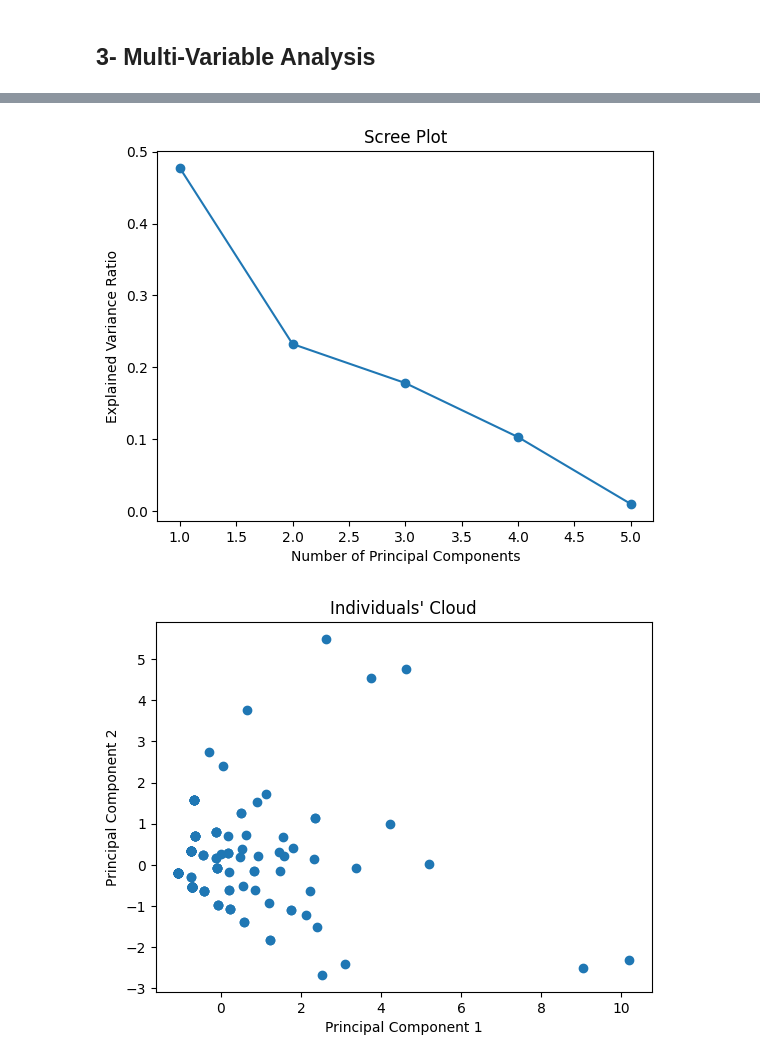
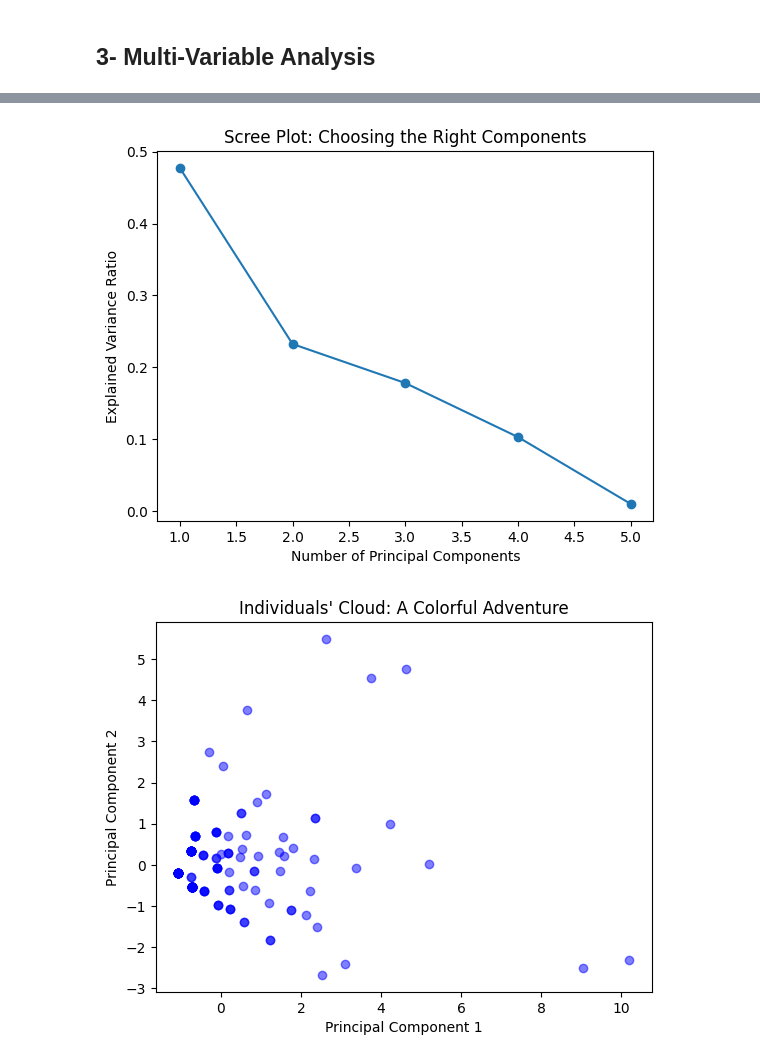
Before and after one commit to ispollin/Data-Analysis-for-the-UCL-Data, a Jupyter notebook: Project.ipynb, the cells around one changed output, grey strips where cells are left out. Drawn from its saved outputs; the diff is of its cells as text; code cells hidden in the pictures.

```diff
--- a/Project.ipynb
+++ b/Project.ipynb
@@ -5,11 +17,15 @@ import numpy as np
 import pandas as pd
 import matplotlib.pyplot as plt
 import seaborn as sns
+from sklearn.decomposition import PCA
+import scipy.stats as stats
 
+# Define the Kaggle dataset path
+kaggle_path = '/kaggle/input/ucl-202122-uefa-champions-league/'
 
-
-attacking = pd.read_csv('attacking.csv')
-attempts = pd.read_csv('attempts.csv')
-goals = pd.read_csv('goals.csv')
-key_stats = pd.read_csv('key_stats.csv')
+# Read CSV files using the full path
+attacking = pd.read_csv(kaggle_path + 'attacking.csv')
+attempts = pd.read_csv(kaggle_path + 'attempts.csv')
+goals = pd.read_csv(kaggle_path + 'goals.csv')
+key_stats = pd.read_csv(kaggle_path + 'key_stats.csv')
 # %% [markdown]
@@ -711,10 +811,6 @@ This Python script is performing Principal Component Analysis (PCA) on a dataset
 # %%
-import pandas as pd
-import numpy as np
-from sklearn.decomposition import PCA
-import matplotlib.pyplot as plt
 # Load the goals dataset
-goals_df = pd.read_csv('goals.csv')
+goals_df = pd.read_csv(kaggle_path+'goals.csv')
 
 # Select the relevant columns for analysis
 selected_columns = ['right_foot', 'left_foot', 'inside_area', 'outside_areas','penalties']
@@ -735,75 +831,35 @@ eigenvalues, eigenvectors = np.linalg.eig(covariance_matrix)
 sorted_indices = np.argsort(eigenvalues)[::-1]
 sorted_eigenvalues = eigenvalues[sorted_indices]
 sorted_eigenvectors = eigenvectors[:, sorted_indices]
 
 # Selection of factorial axes
 explained_variance_ratio = sorted_eigenvalues / np.sum(sorted_eigenvalues)
 cumulative_variance_ratio = np.cumsum(explained_variance_ratio)
 
 # Elbow method to determine the optimal number of principal components
 plt.plot(range(1, len(explained_variance_ratio) + 1), explained_variance_ratio, marker='o')
 plt.xlabel('Number of Principal Components')
 plt.ylabel('Explained Variance Ratio')
-plt.title('Scree Plot')
+plt.title('Scree Plot: Choosing the Right Components')
 plt.show()
 
 # Explained variance criterion
 desired_variance_ratio = 0.95
 num_components = np.argmax(cumulative_variance_ratio >= desired_variance_ratio) + 1
 
 # Kaiser's method to select components with eigenvalues greater than 1
 kaiser_components = np.sum(sorted_eigenvalues > 1)
 
 # Perform PCA with the selected number of components
 pca = PCA(n_components=num_components)
 principal_components = pca.fit_transform(scaled_data)
 
 # Individuals' cloud (scatter plot of principal components)
-plt.scatter(principal_components[:, 0], principal_components[:, 1])
+plt.scatter(principal_components[:, 0], principal_components[:, 1], c='blue', alpha=0.5)
 plt.xlabel('Principal Component 1')
 plt.ylabel('Principal Component 2')
-plt.title('Individuals\' Cloud')
+plt.title('Individuals\' Cloud: A Colorful Adventure')
 plt.show()
-
-# Correlation circle (scatter plot of original variables and principal components)
-plt.scatter(pca.components_[0], pca.components_[1])
-plt.xlabel('Principal Component 1')
-plt.ylabel('Principal Component 2')
-plt.title('Correlation Circle')
-plt.show()
-
-# Quality of representation of the individual
-individual_quality = np.sum(principal_components ** 2, axis=1)
-
-# Contribution of an individual
-individual_contribution = individual_quality / np.sum(individual_quality)
-
-# Correlation between original variables and axes
-variable_correlation = np.abs(np.dot(scaled_data, pca.components_.T))
-
-# Print the results
-print("Centered and Scaled Data:")
-print(scaled_data.head())
-print("\nCovariance Matrix:")
-print(covariance_matrix)
-print("\nCorrelation Matrix:")
-print(correlation_matrix)
-print("\nEigenvalues:")
-print(sorted_eigenvalues)
-print("\nExplained Variance Ratio:")
-print(explained_variance_ratio)
-print("\nCumulative Variance Ratio:")
-print(cumulative_variance_ratio)
-print("\nNumber of Principal Components (Explained Variance >= 0.95):", num_components)
-print("\nNumber of Principal Components (Kaiser's Method):", kaiser_components)
-print("\nPrincipal Components:")
-print(principal_components)
-print("\nIndividual Quality:")
-print(individual_quality)
-print("\nIndividual Contribution:")
-print(individual_contribution)
-print("\nVariable Correlation:")
-print(variable_correlation)
 # %% [output]
-[figure, old version]
+[figure, new version]
-[figure, old version]
+[figure, new version]
```
Also changed, not shown: parts of 18 cells of this notebook.
